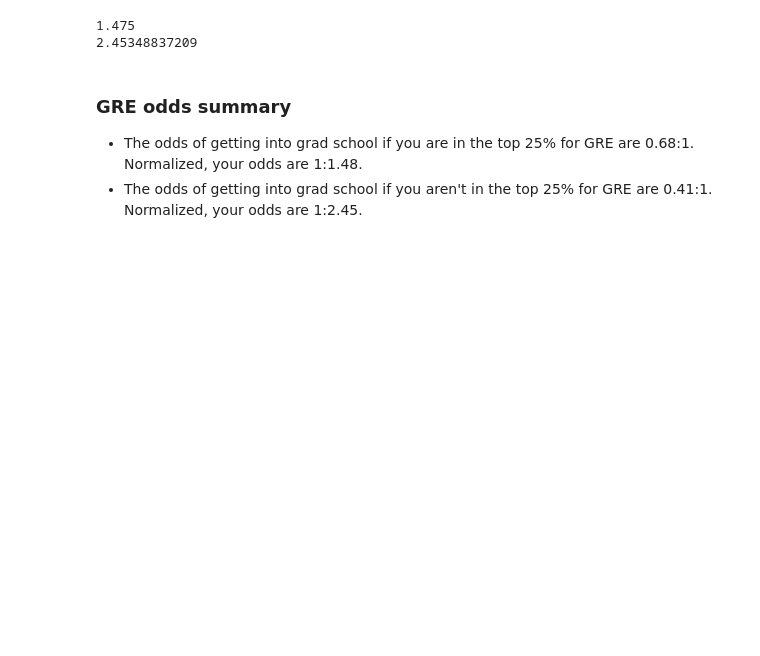
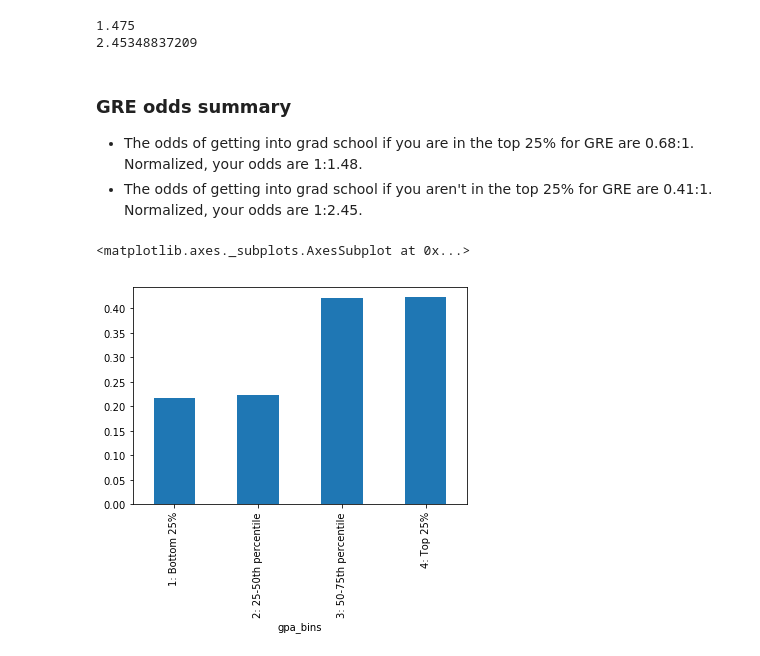
Before and after one commit to WhatShihWrote/data-science-class, a Jupyter notebook: projects/terri-shih-project-3.ipynb, the cells around one changed output. Saved outputs shown, nothing was run; the diff lists cells and outputs as text; code cells hidden in the pictures; blank space fills up the shorter version.

Commit message:
all (some of) the bar charts

```diff
--- a/projects/terri-shih-project-3.ipynb
+++ b/projects/terri-shih-project-3.ipynb
@@ -709,3 +711,10 @@ print 1/0.407582938389
 
 - The odds of getting into grad school if you are in the top 25% for GRE are 0.68:1. Normalized, your odds are 1:1.48.
 - The odds of getting into grad school if you aren't in the top 25% for GRE are 0.41:1. Normalized, your odds are 1:2.45.
+# %%
+# And... Here is the original ask. Probability plot based on GPA bins!
+# Looks like there isn't much of a probability increase in admissions once you're in the top 50% for GPA!
+df.groupby('gpa_bins').admit.mean().plot(kind='bar')
+# %% [output]
+<matplotlib.axes._subplots.AxesSubplot at 0x...>
+[figure, added]
```
Also changed, not shown: parts of 2 cells of this notebook.
